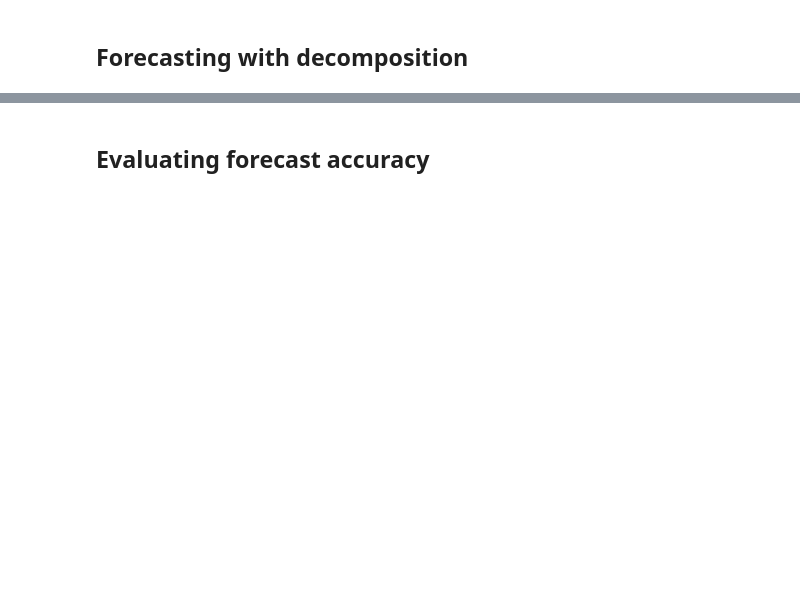
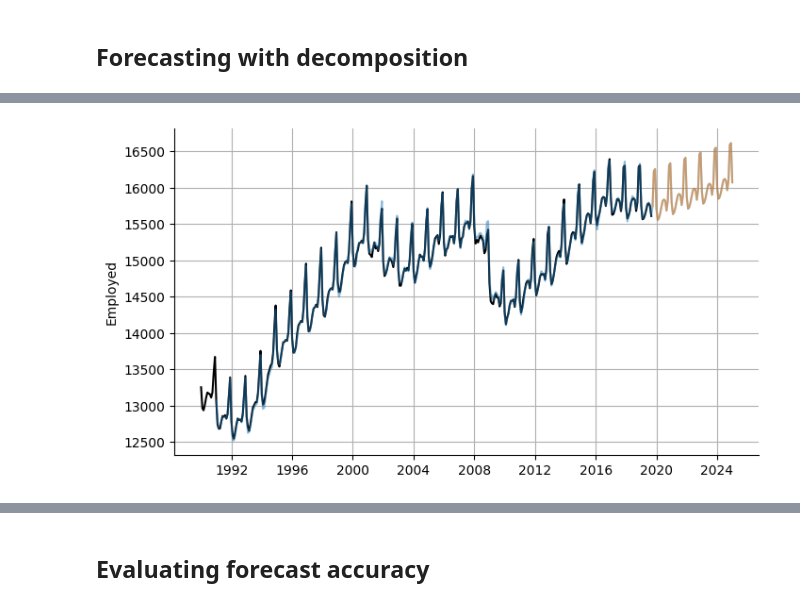
Before and after one commit to gabrielalusofona/cda, a Jupyter notebook: lectures/07-TimeSeries Forecast.ipynb, the cells around one changed output, grey strips where cells are left out. Cells and saved outputs as stored; diff of their text form; code cells hidden in the pictures; blank space fills up the shorter version.

```diff
--- a/lectures/07-TimeSeries Forecast.ipynb
+++ b/lectures/07-TimeSeries Forecast.ipynb
@@ -376,10 +482,12 @@ end = us_retail_employment.index.max() + + timedelta(days=365*4)
 # %%
 fig, ax = plt.subplots(figsize=sizets)
 ax.plot(d.Employed, 'k')
 end = pd.to_datetime('2025-01-01')
-ax.plot(s_stl.predict(end=end) + dr_stl.predict(end=end))
-ax.plot(s_stl.forecast(end=end) + dr_stl.forecast(end=end))
+ax.plot(s_stl.predict(end=end) + dr_stl.predict(end=end), alpha=0.5)
+ax.plot(s_stl.forecast(end=end) + dr_stl.forecast(end=end), alpha=0.5)
 ax.set(ylabel='Employed')
 ax.grid()
+# %% [output]
+[figure, added]
 # %%
 plot_tsresiduals(d.Employed, s_stl.predict() + dr_stl.predict());
```
Also changed, not shown: parts of 25 cells of this notebook, 5 other files.
